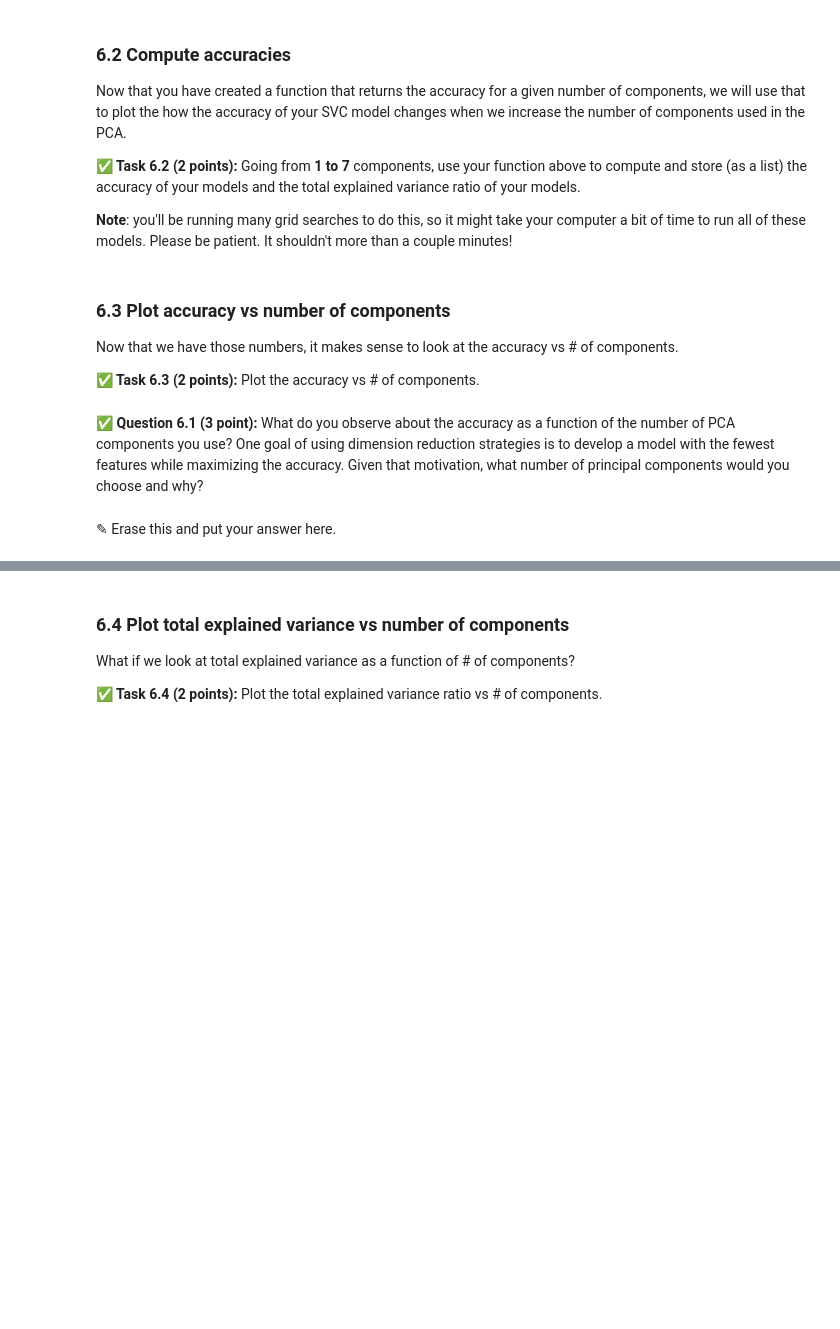
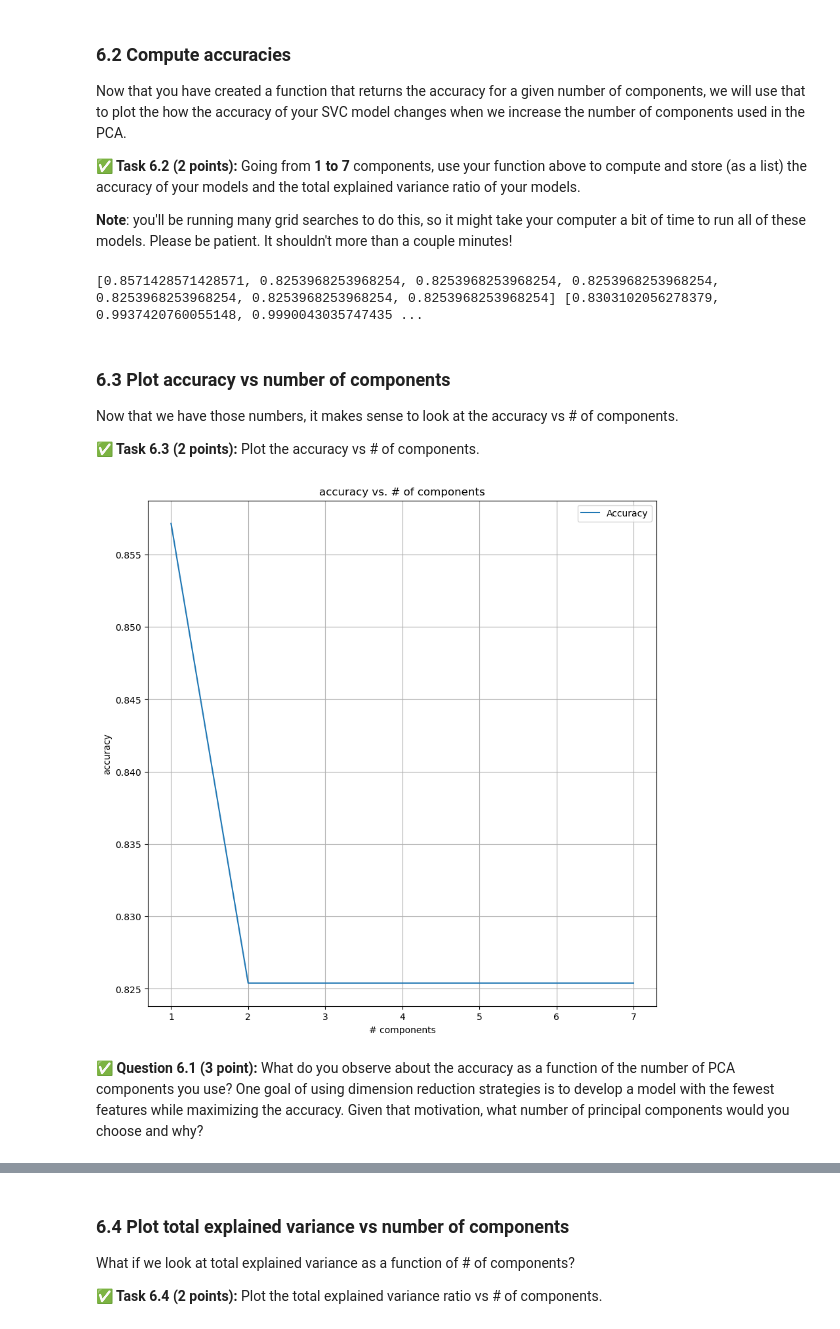
Before and after one commit to rabiam31/CMSE202, a Jupyter notebook: hw-04/HW-04_PerceptronSVMandPCA-STUDENT-2.ipynb, the cells around one changed output, grey strips where cells are left out. Drawn from its saved outputs; the diff is of its cells as text; code cells hidden in the pictures; blank space fills up the shorter version.

```diff
--- a/hw-04/HW-04_PerceptronSVMandPCA-STUDENT-2.ipynb
+++ b/hw-04/HW-04_PerceptronSVMandPCA-STUDENT-2.ipynb
@@ -459,0 +458,15 @@ and it should **return** the accuracy score for an SVC model fit to pca transfor
+# %%
+# Put your code here
+def evaluate_pca_svc(n_components, x_train, x_test, y_train, y_test):
+    pca = PCA(n_components=n_components)
+    x_train_pca = pca.fit_transform(x_train)
+    x_test_pca = pca.transform(x_test)
+    total_variance = pca.explained_variance_ratio_.sum()
+    svc_model = SVC(kernel='rbf', C=1.0, gamma='scale', random_state=12)
+    svc_model.fit(x_train_pca, y_train)
+    y_pred = svc_model.predict(x_test_pca)
+    accuracy = accuracy_score(y_test, y_pred)
+    return accuracy, total_variance
+
+example_accuracy, example_variance = evaluate_pca_svc(4, x_train, x_test, y_train, y_test)
+example_accuracy, example_variance #im making sure it returns something
@@ -470,3 +483,16 @@ Now that you have created a function that returns the accuracy for a given numbe
+# %%
+# Put your code here
+accuracies= []
+explained_variance=[]
+
+for n_components in range(1,8):
+    accuracy,variance= evaluate_pca_svc(n_components,x_train,x_test,y_train,y_test)
+    accuracies.append(accuracy)
+    explained_variance.append(variance)
+
+print(accuracies, explained_variance)
+# %% [output]
+[0.8571428571428571, 0.8253968253968254, 0.8253968253968254, 0.8253968253968254, 0.8253968253968254, 0.8253968253968254, 0.8253968253968254] [0.8303102056278379, 0.9937420760055148, 0.9990043035747435 ...
 # %% [markdown]
 ### 6.3 Plot accuracy vs number of components
 
@@ -478,4 +502,15 @@ Now that we have those numbers, it makes sense to look at the accuracy vs # of c
+# %%
+# Put your code here
+plt.figure(figsize=(10,10))
+plt.plot(range(1, 8), accuracies, label='Accuracy')
+plt.title('accuracy vs. # of components')
+plt.xlabel('# components')
+plt.ylabel('accuracy')
+plt.xticks(range(1, 8)) #this particular line was generated from chatgpt 4.0, accessed on 12/2/24. I asked it to help me with graphing, since i forgot how to use the xticks function
+plt.grid() # i want to include a grid since it looks neater
+plt.legend() #make sure to include a legend otherwise idk whats going on in the graph
+plt.show()
+# %% [output]
+[figure, added]
 # %% [markdown]
 **&#9989; Question 6.1 (3 point):** What do you observe about the accuracy as a function of the number of PCA components you use? One goal of using dimension reduction strategies is to develop a model with the fewest features while maximizing the accuracy. Given that motivation, what number of principal components would you choose and why?
-# %% [markdown]
-<font size=+3>&#9998;</font> Erase this and put your answer here.
```
Also changed, not shown: parts of 9 cells of this notebook.
